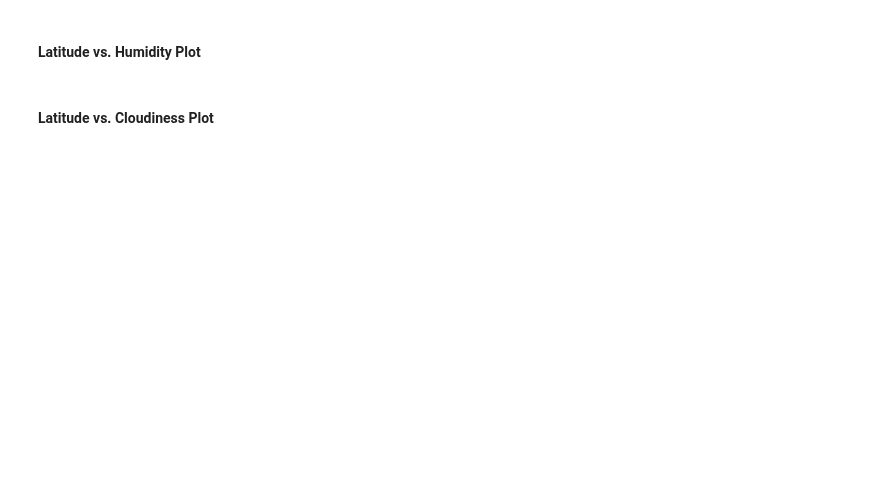
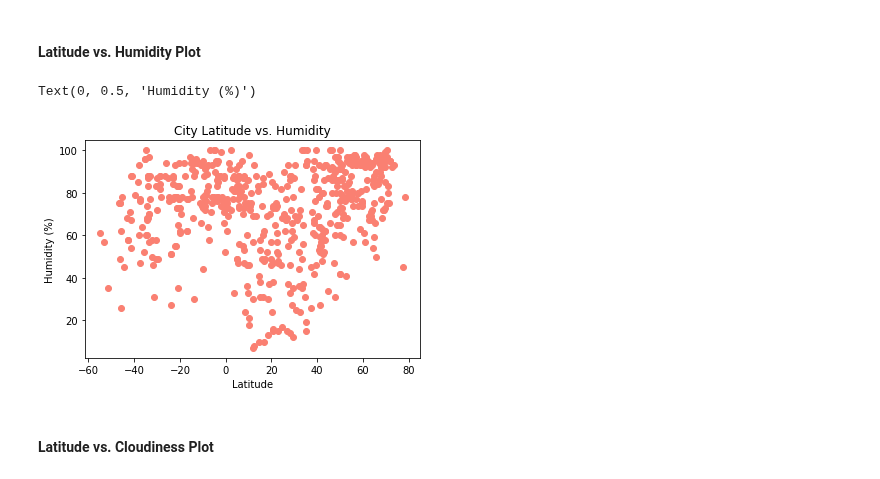
Before and after one commit to Yashwinie/bootcampspot-homework, a Jupyter notebook: python-api-challenge/WeatherPy/WeatherPy.ipynb, the cells around one changed output. Saved outputs shown, nothing was run; the diff lists cells and outputs as text; code cells hidden in the pictures; blank space fills up the shorter version.

```diff
--- a/python-api-challenge/WeatherPy/WeatherPy.ipynb
+++ b/python-api-challenge/WeatherPy/WeatherPy.ipynb
@@ -185,4 +205,17 @@ city_data.to_csv('Output\city_data.csv')
 # %% [markdown]
 #### Latitude vs. Humidity Plot
+# %%
+#line to form scatter plot
+plt.scatter(city_data["Latitude"], city_data["Humidity"],Wind facecolors="salmon")
+
+#formatting
+plt.title("City Latitude vs. Humidity")
+plt.xlabel("Latitude")
+plt.ylabel("Humidity (%)")
+
+#save plot as image
+# %% [output]
+Text(0, 0.5, 'Humidity (%)')
+[figure, added]
 # %% [markdown]
 #### Latitude vs. Cloudiness Plot
```
Also changed, not shown: parts of 11 cells of this notebook, 4 other files.
